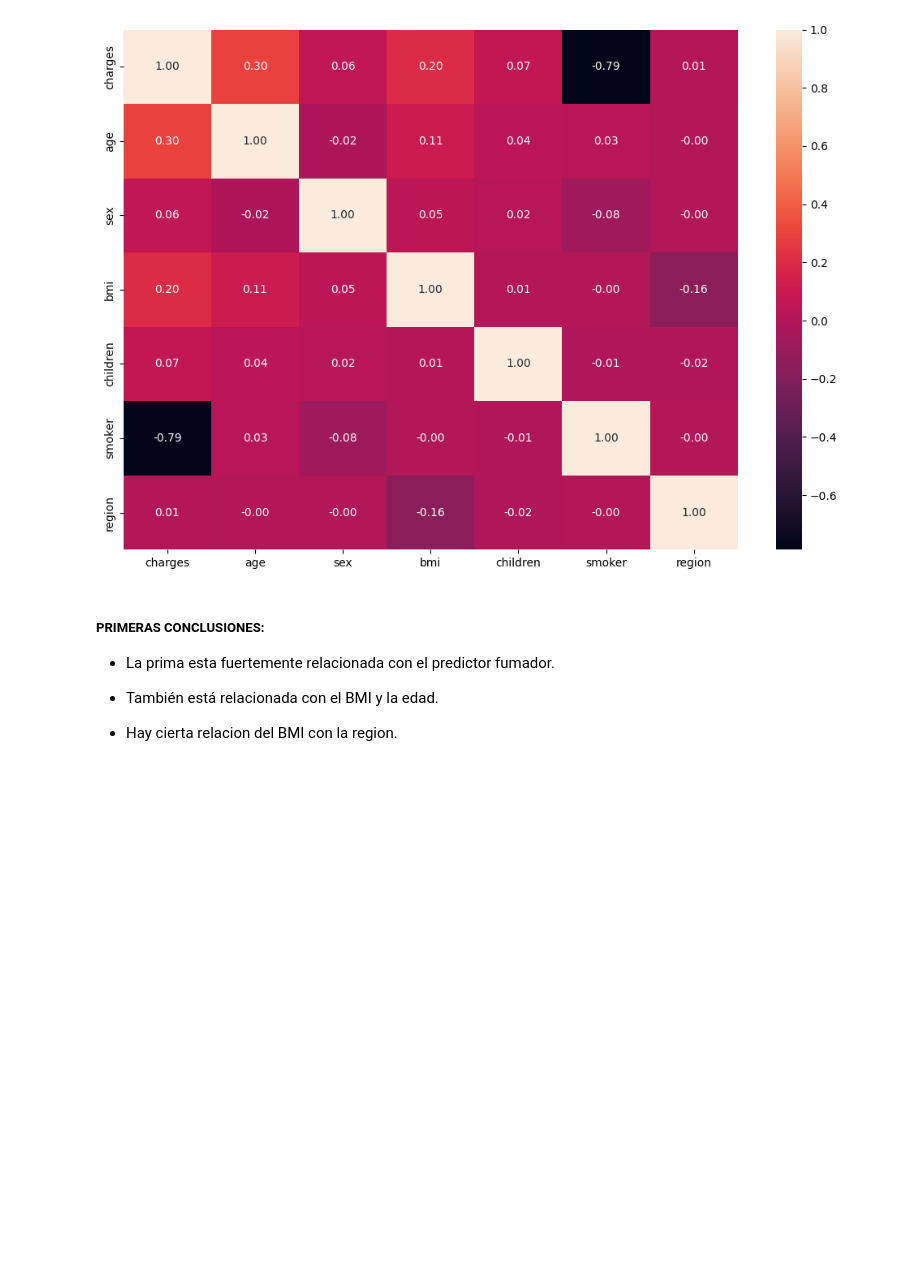
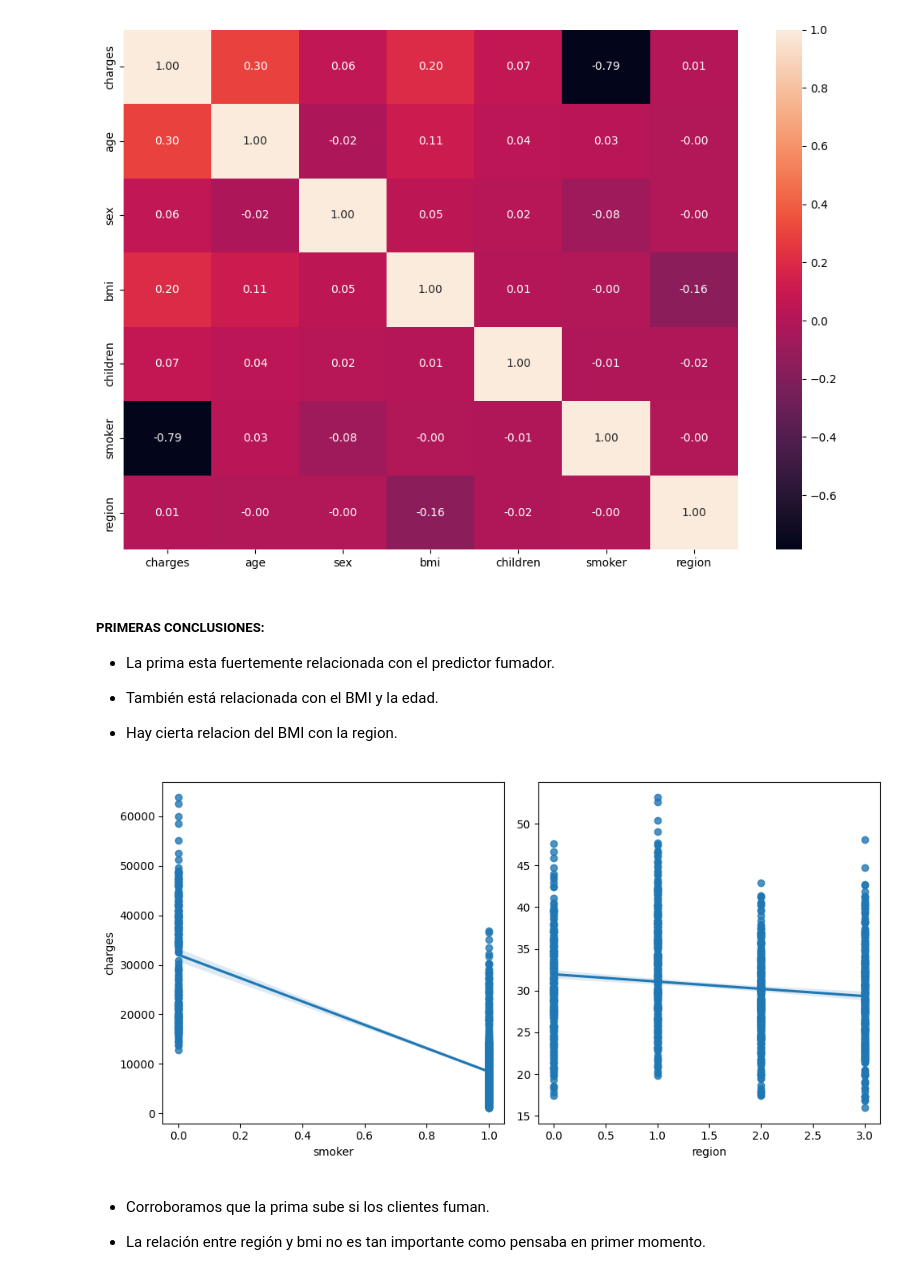
Before and after one commit to Fj-martinez33/LinealRegresion, a Jupyter notebook: src/explore.ipynb, the cells around one changed output. Saved outputs shown, nothing was run; the diff lists cells and outputs as text; code cells hidden in the pictures; blank space fills up the shorter version.

```diff
--- a/src/explore.ipynb
+++ b/src/explore.ipynb
@@ -410,3 +410,18 @@ plt.show()
 - También está relacionada con el BMI y la edad.
 
 - Hay cierta relacion del BMI con la region.
+# %%
+#Corroboración de la tabla
+fig, axis = plt.subplots(1,2,figsize=(10,5))
+
+sns.regplot(ax = axis[0], data = data, x = "smoker", y = "charges")
+sns.regplot(ax = axis[1], data = data, x = "region", y = "bmi").set(ylabel = None)
+
+plt.tight_layout()
+plt.show()
+# %% [output]
+[figure, added]
+# %% [markdown]
+- Corroboramos que la prima sube si los clientes fuman.
+
+- La relación entre región y bmi no es tan importante como pensaba en primer momento.
```
Also changed, not shown: 9 other files.
